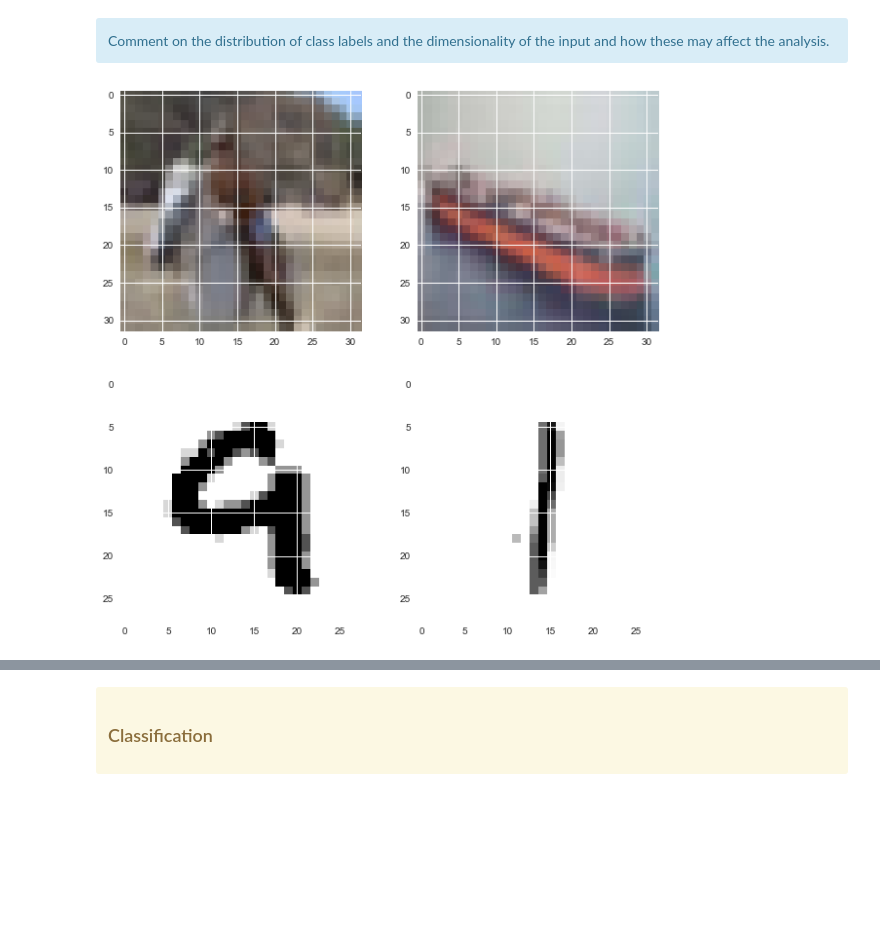
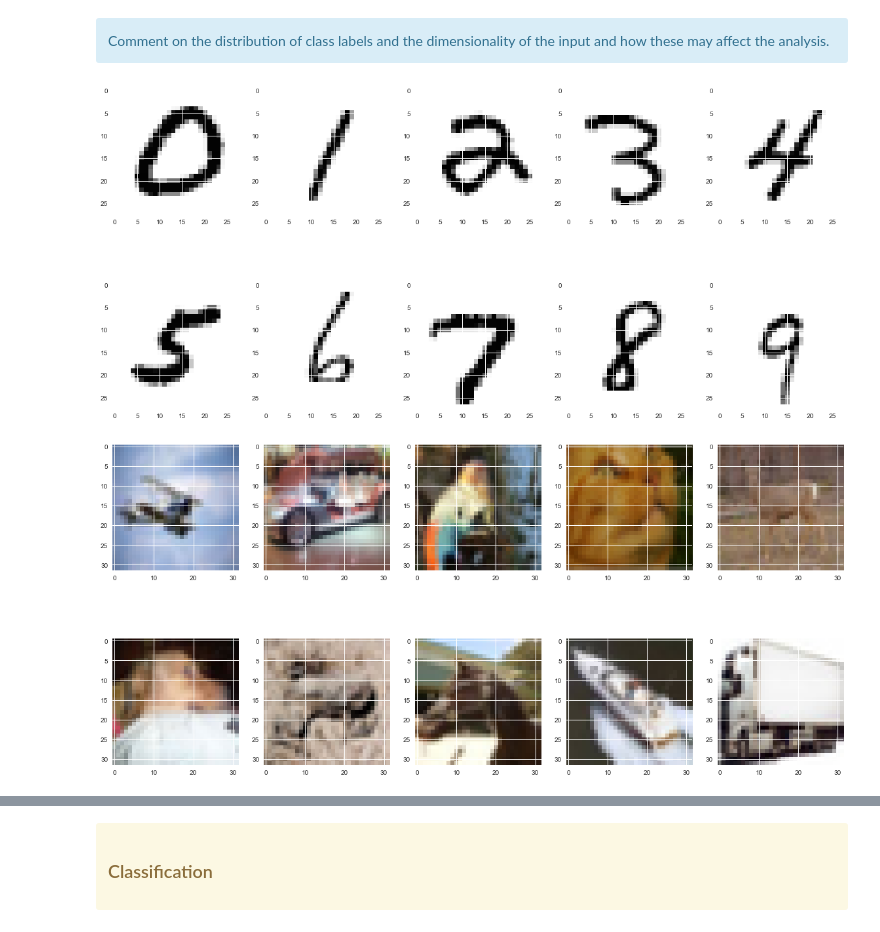
Before and after one commit to rdednl/ASI, a Jupyter notebook: ae/ae.ipynb, the cells around one changed output, grey strips where cells are left out. Cells and saved outputs as stored; diff of their text form; code cells hidden in the pictures; blank space fills up the shorter version.

```diff
--- a/ae/ae.ipynb
+++ b/ae/ae.ipynb
@@ -50,13 +52,20 @@ from time import time
-# %%
-plt.figure(figsize=(10,10))
-plt.subplot(221)
-plt.imshow(cifar10_test_data[np.random.randint(0, len(cifar10_test_data))])
-plt.subplot(222)
-plt.imshow(cifar10_test_data[np.random.randint(0, len(cifar10_test_data))])
-plt.subplot(223)
-plt.imshow(mnist_test_data[np.random.randint(0, len(mnist_test_data))])
-plt.subplot(224)
-plt.imshow(mnist_test_data[np.random.randint(0, len(mnist_test_data))])
-plt.show()
-# %% [output]
-[figure, removed]
+# %%
+plt.rcParams['figure.figsize'] = (20.0, 10.0)
+fig, axes = plt.subplots(2,5)
+dist_mnist = []
+for k, ax in enumerate(axes.flatten()):
+    x = [mnist_train_data[_] for _ in np.arange(len(mnist_train_data)) if mnist_train_label[_]==k]
+    dist_mnist.append(x)
+    ax.imshow(x[np.random.randint(0, len(x))])
+plt.show()
+
+fig, axes = plt.subplots(2,5)
+dist_cifar = []
+for k, ax in enumerate(axes.flatten()):
+    x = [cifar10_train_data[_] for _ in np.arange(len(cifar10_train_data)) if cifar10_train_label[_]==k]
+    dist_cifar.append(x)
+    ax.imshow(x[np.random.randint(0, len(x))])
+plt.show()
+# %% [output]
+[figure, added]
+[figure, added]
```
Also changed, not shown: parts of 13 cells of this notebook.
